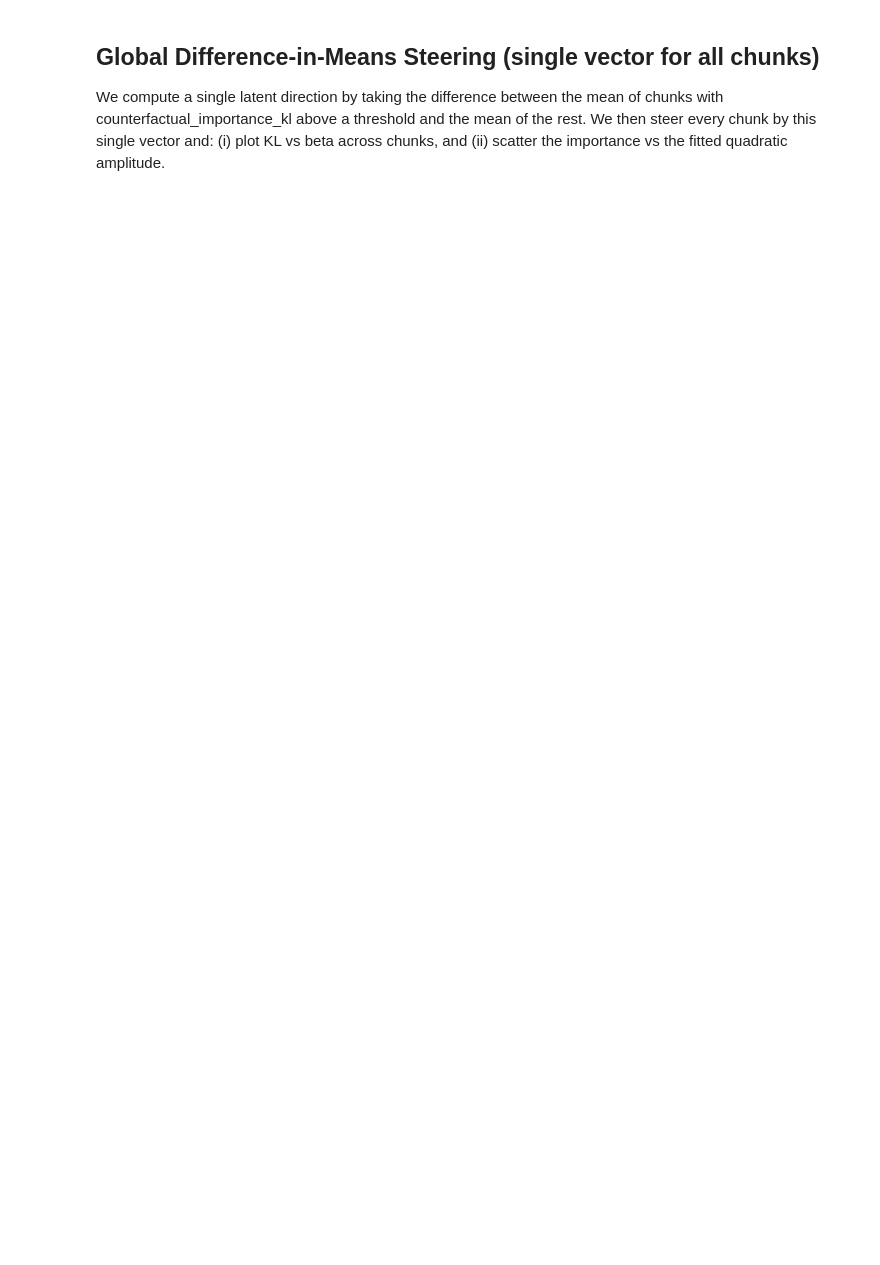
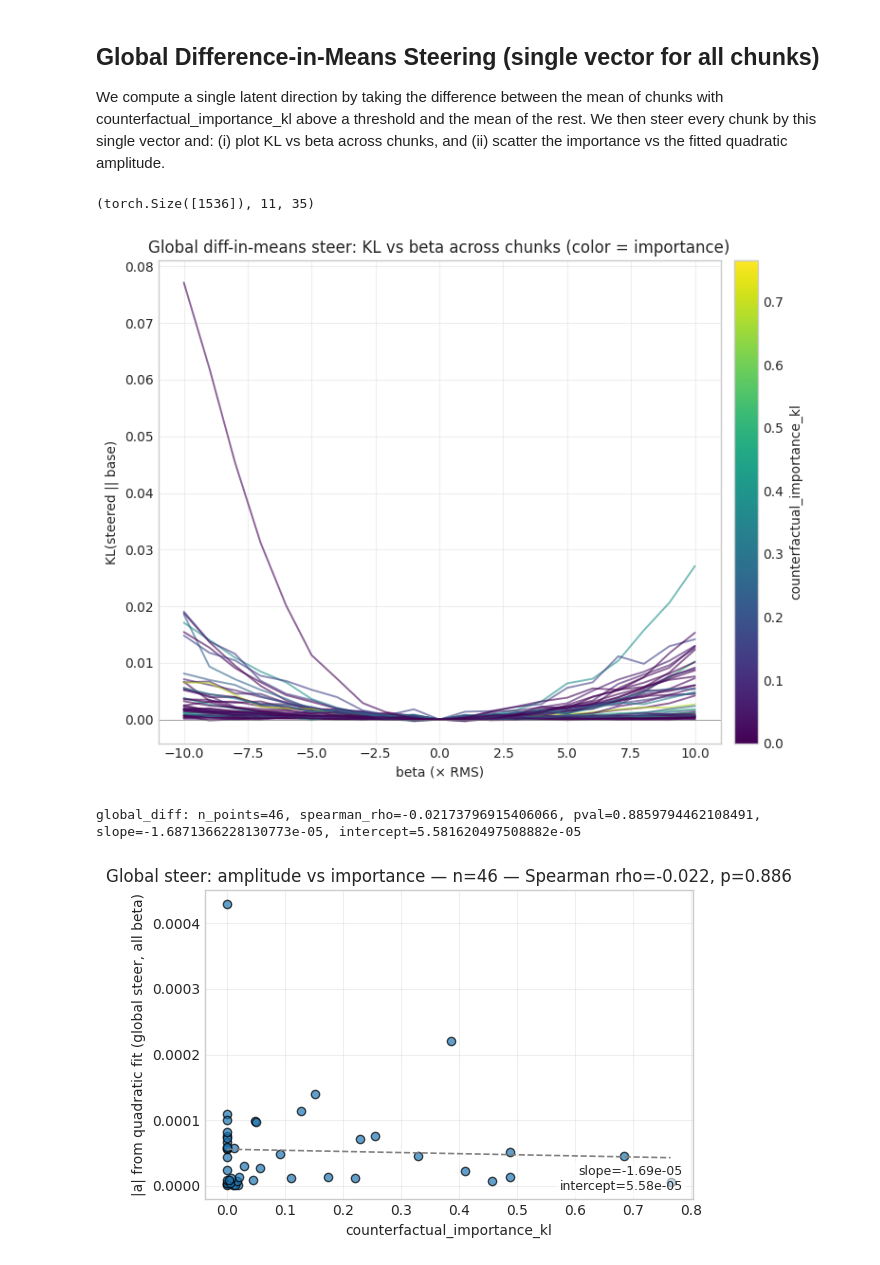
Before and after one commit to cutterdawes/SteeringThoughtAnchors, a Jupyter notebook: notebooks/experiment_3a_anchor_steering.ipynb, the cells around one changed output. Drawn from its saved outputs; the diff is of its cells as text; code cells hidden in the pictures; blank space fills up the shorter version.

```diff
--- a/notebooks/experiment_3a_anchor_steering.ipynb
+++ b/notebooks/experiment_3a_anchor_steering.ipynb
@@ -636,7 +641,7 @@ import numpy as np
 from scipy.stats import spearmanr
 from scipy.stats import spearmanr
 
-# Fit quadratics to kl_curves_centered and scatter amplitude vs counterfactual_accuracies
+# Fit quadratics to kl_curves_centered and scatter amplitude vs counterfactual_importance_kl
 import matplotlib.pyplot as plt
 
 # SciPy Spearman fallback handling (try reuse _have_scipy if present)
@@ -680,7 +685,7 @@ for idx in range(len(chunks)):
     amplitudes.append(amp)
     # safe importance retrieval (fallback 0.0)
     try:
-        imp = float(ex.get('counterfactual_accuracies', [0.0]*len(chunks))[idx])
+        imp = float(ex.get('counterfactual_importance_kl', [0.0]*len(chunks))[idx])
     except Exception:
         imp = 0.0
     importances.append(imp)
@@ -691,7 +696,7 @@ y = np.array(amplitudes)
 
 fig, ax = plt.subplots(figsize=(6,4))
 ax.scatter(x, y, edgecolor='black', alpha=0.7)
-ax.set_xlabel('counterfactual_accuracies')
+ax.set_xlabel('counterfactual_importance_kl')
 ax.set_ylabel('|a| from quadratic fit of KL vs beta (all beta)')
 
 # Compute Spearman if available and meaningful
@@ -764,7 +769,7 @@ We compute a single latent direction by taking the difference between the mean o
 
 # Global difference-in-means steering vector across examples/chunks
 # Threshold separates meaningfully non-zero counterfactual_importance_kl values
-cf_importance_threshold = 0.02  # adjust as needed
+cf_importance_threshold = 0.2  # adjust as needed
 
 examples = [ex for ex in annotated if ex.get('thought_anchor_sentence')]
 if max_examples is not None:
@@ -809,6 +814,8 @@ norm = global_steer_vector.norm() + 1e-12
 global_steer_vector = (global_steer_vector / norm).to(device=device, dtype=(torch.bfloat16 if getattr(model.model, 'dtype', torch.float32)==torch.bfloat16 else torch.float32))
 
 global_steer_vector.shape, len(pos_vecs), len(neg_vecs)
+# %% [output]
+(torch.Size([1536]), 11, 35)
 # %%
 
 # KL curves using the global difference-in-means vector, plus scatter amplitude vs importance
@@ -913,32 +920,35 @@ if X.size > 1:
         except Exception:
             rho, pval = np.nan, np.nan
     else:
         def _ranks(arr):
             order = np.argsort(arr); r = np.empty_like(order, dtype=float)
             r[order] = np.arange(len(arr), dtype=float); return r
         try:
             rX = _ranks(X); rY = _ranks(Y)
             if np.nanstd(rX) == 0 or np.nanstd(rY) == 0:
                 rho, pval = np.nan, np.nan
             else:
                 rho = float(np.corrcoef(rX, rY)[0,1]); pval = np.nan
         except Exception:
             rho, pval = np.nan, np.nan
 
 slope, intercept = np.nan, np.nan
 if X.size > 1 and not np.allclose(X, X[0]):
     try:
         slope, intercept = np.polyfit(X, Y, 1)
         xs = np.linspace(np.nanmin(X), np.nanmax(X), 200)
         ax.plot(xs, slope*xs + intercept, color='gray', linestyle='--', linewidth=1.2)
     except Exception:
         slope, intercept = np.nan, np.nan
 
 ax.set_title(f'Global steer: amplitude vs importance — n={X.size} — Spearman rho={np.nan if np.isnan(rho) else float(rho):.3f}' + ((f', p={float(pval):.3g}') if not np.isnan(pval) else ''))
 if not np.isnan(slope) or not np.isnan(intercept):
-    ax.text(0.98, 0.02, f'slope={slope:.3g}
-intercept={intercept:.3g}', transform=ax.transAxes, ha='right', va='bottom', fontsize=9,
+    ax.text(0.98, 0.02, f'slope={slope:.3g}\nintercept={intercept:.3g}', transform=ax.transAxes, ha='right', va='bottom', fontsize=9,
             bbox=dict(boxstyle='round', facecolor='white', alpha=0.6, edgecolor='none'))
 print(f'global_diff: n_points={X.size}, spearman_rho={rho}, pval={pval}, slope={slope}, intercept={intercept}')
 ax.grid(True, alpha=0.3)
 plt.tight_layout(); plt.show()
+# %% [output]
+[figure, added]
+global_diff: n_points=46, spearman_rho=-0.02173796915406066, pval=0.8859794462108491, slope=-1.6871366228130773e-05, intercept=5.581620497508882e-05
+[figure, added]
```
Also changed, not shown: parts of 8 cells of this notebook, 4 other files.
